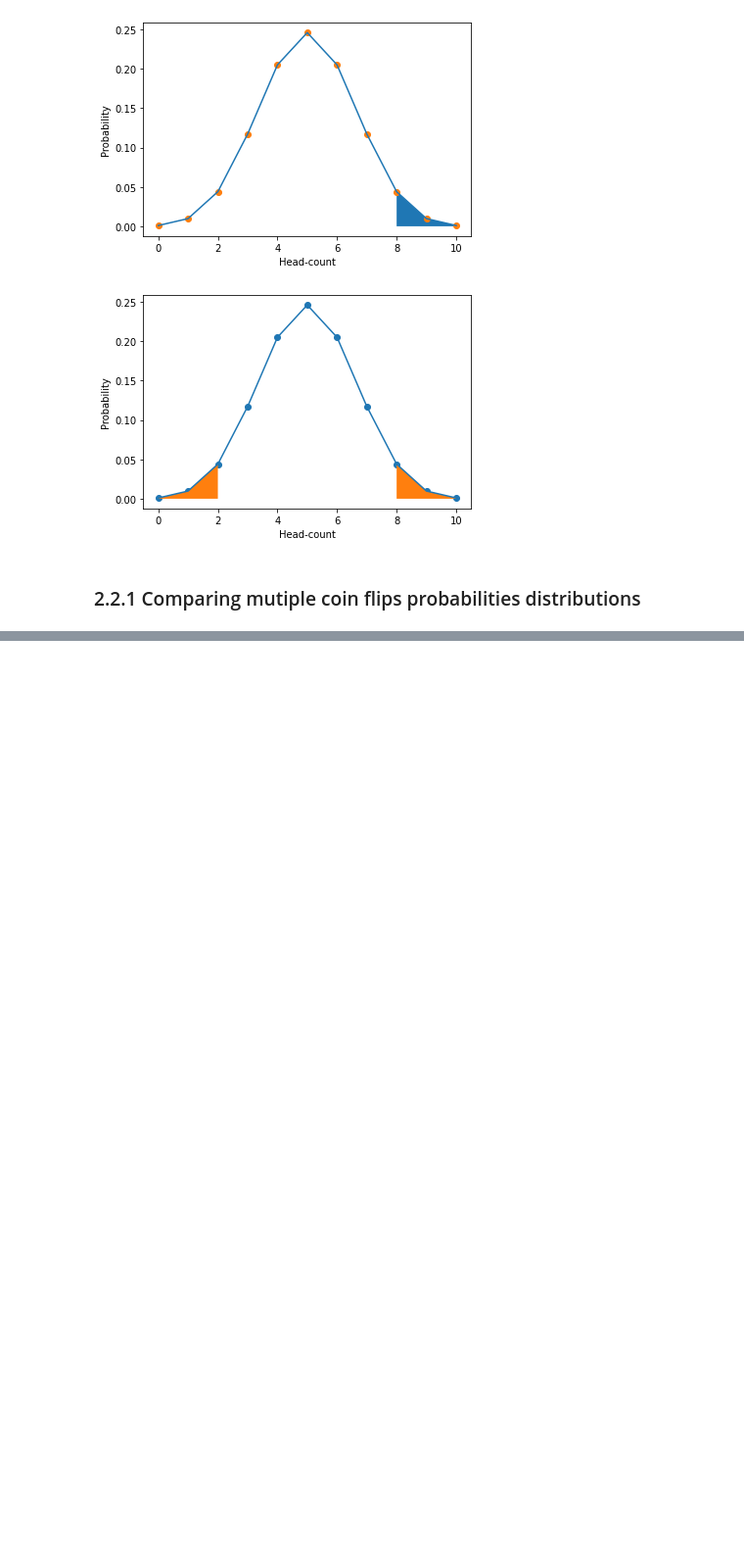
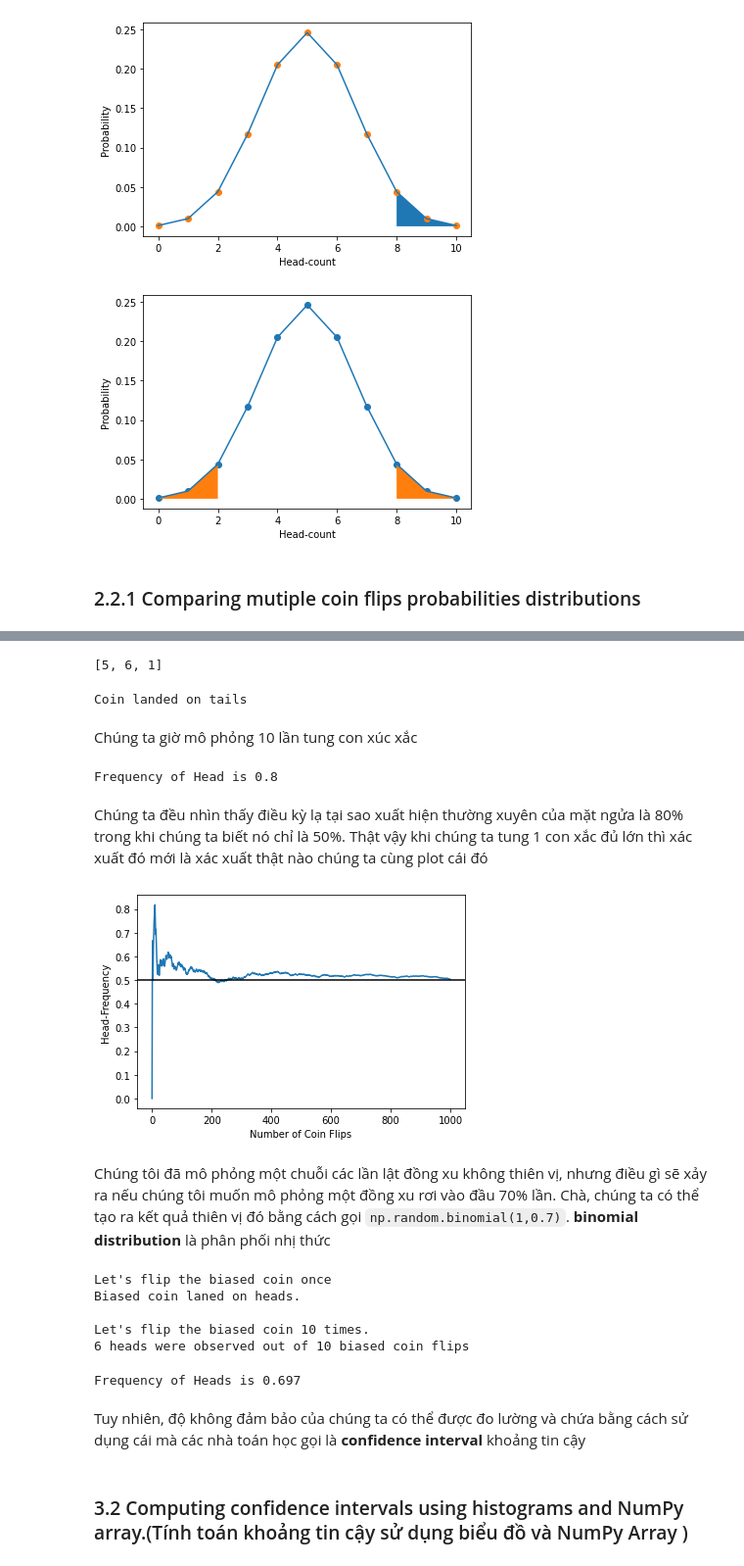
Before and after one commit to Thuoq/Data-Science-Bookcamp, a Jupyter notebook: Case study 1—Finding the winning strategy in a card game.ipynb, the cells around one changed output, grey strips where cells are left out. Shown at 98% size. Drawn from its saved outputs; the diff is of its cells as text; code cells hidden in the pictures; blank space fills up the shorter version.

```diff
--- a/Case study 1—Finding the winning strategy in a card game.ipynb
+++ b/Case study 1—Finding the winning strategy in a card game.ipynb
@@ -417,0 +425,70 @@ plt.show()
+# %%
+np.random.seed(0)
+die_rolls = [np.random.randint(1,7) for _ in range(3)]
+die_rolls
+# %% [output]
+[5, 6, 1]
+# %%
+np.random.seed(0)
+coin_flip = np.random.randint(0,2)
+print(f"Coin landed on {'heads' if coin_flip == 1 else 'tails'}")
+# %% [output]
+Coin landed on tails
+# %% [markdown]
+Chúng ta giờ mô phỏng 10 lần tung con xúc xắc
+# %%
+np.random.seed(0)
+def frequency_heads(coin_flip_sequence):
+    total_heads = len([head for head in coin_flip_sequence if head == 1])
+    return total_heads / len(coin_flip_sequence)
+coin_flips = [np.random.randint(0,2) for _ in range(10)]
+freq_heads = frequency_heads(coin_flips)
+print(f"Frequency of Head is {freq_heads}")
+# %% [output]
+Frequency of Head is 0.8
+# %% [markdown]
+Chúng ta đều nhìn thấy điều kỳ lạ tại sao xuất hiện thường xuyên của mặt ngửa là 80% trong khi chúng ta biết nó chỉ là 50%. Thật vậy khi chúng ta tung 1 con xắc đủ lớn thì xác xuất đó mới là xác xuất thật nào chúng ta cùng plot cái đó
+# %%
+np.random.seed(0)
+coin_flips = []
+frequencies =[]
+for _ in range(1000):
+    coin_flips.append(np.random.randint(0,2))
+    frequencies.append(frequency_heads(coin_flips)) ## calculator among cont_flips
+plt.plot(list(range(1000)),frequencies)
+plt.axhline(0.5,color='k')
+plt.xlabel('Number of Coin Flips')
+plt.ylabel('Head-Frequency')
+plt.show()
+# %% [output]
+[figure, added]
+# %% [markdown]
+Chúng tôi đã mô phỏng một chuỗi các lần lật đồng xu không thiên vị, nhưng điều gì sẽ xảy ra nếu chúng tôi muốn mô phỏng một đồng xu rơi vào đầu 70% lần. Chà, chúng ta có thể tạo ra kết quả thiên vị đó bằng cách gọi `np.random.binomial(1,0.7)`. **binomial distribution** là phân phối nhị thức
+# %%
+np.random.seed(0)
+print(f"Let's flip the biased coin once")
+coin_flip = np.random.binomial(1,0.7)
+print(f"Biased coin laned on {'heads' if coin_flip == 1 else 'tails'}.")
+print("\nLet's flip the biased coin 10 times.")
+number_coin_flips = 10
+head_count = np.random.binomial(number_coin_flips, .7)
+
+print((f"{head_count} heads were observed out of "
+f"{number_coin_flips} biased coin flips"))
+# %% [output]
+Let's flip the biased coin once
+Biased coin laned on heads.
+
+Let's flip the biased coin 10 times.
+6 heads were observed out of 10 biased coin flips
+# %%
+np.random.seed(0)
+head_count = np.random.binomial(1000, 0.7)
+frequency = head_count / 1000
+print(f"Frequency of Heads is {frequency}")
+# %% [output]
+Frequency of Heads is 0.697
+# %% [markdown]
+Tuy nhiên, độ không đảm bảo của chúng ta có thể được đo lường và chứa bằng cách sử dụng cái mà các nhà toán học gọi là **confidence interval** khoảng tin cậy
+# %% [markdown]
+### 3.2 Computing confidence intervals using histograms and NumPy array.(Tính toán khoảng tin cậy sử dụng biểu đồ và NumPy Array )
```
Also changed, not shown: parts of 29 cells of this notebook.
